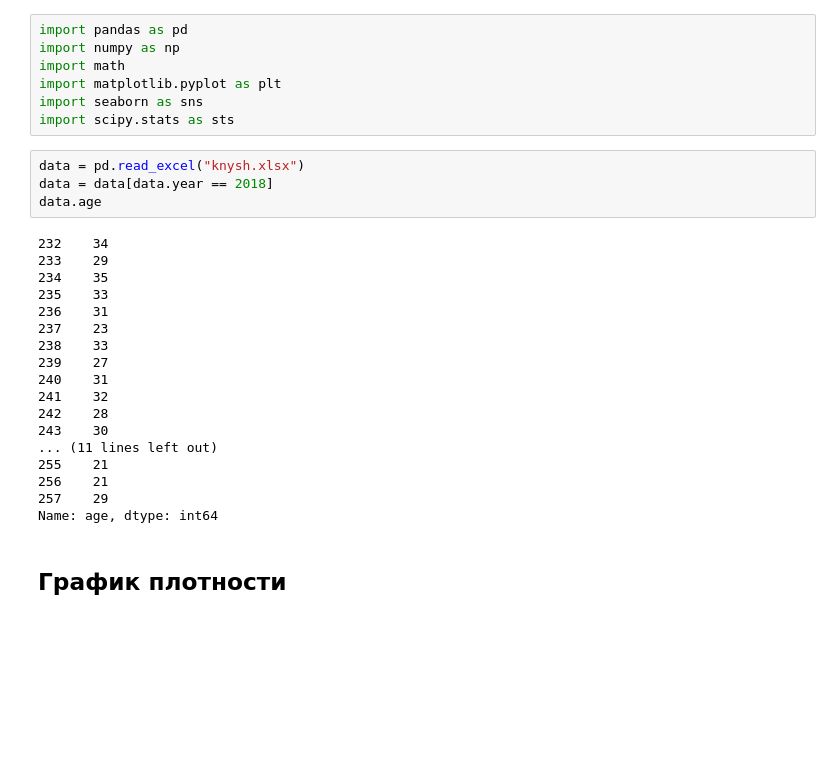
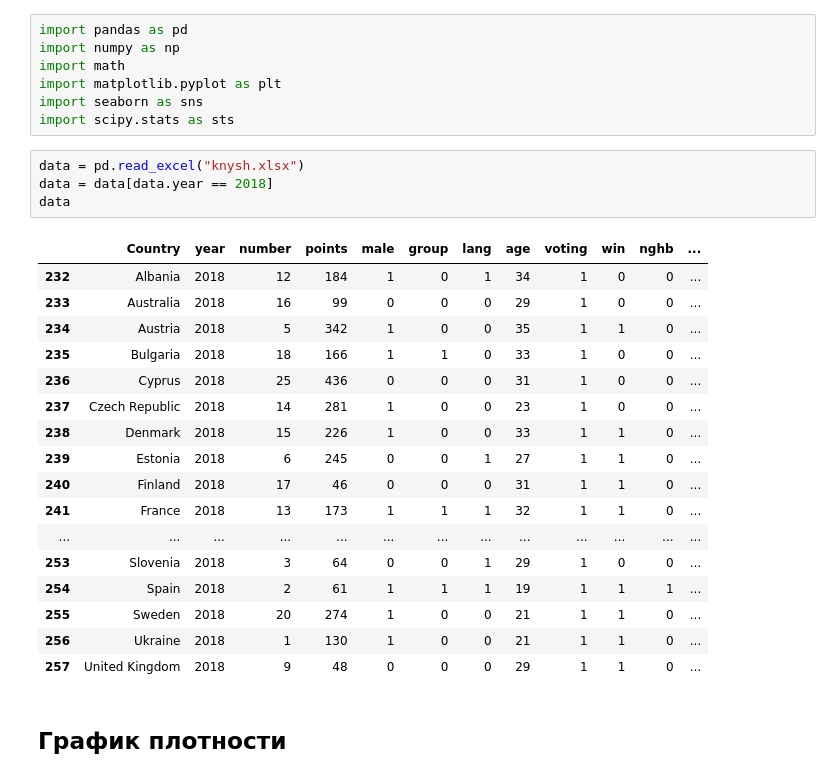
Before and after one commit to NNakleskin/knysh-ms, a Jupyter notebook: knysh.ipynb, the cells around one changed output. Drawn from its saved outputs; the diff is of its cells as text; blank space fills up the shorter version.

```diff
--- a/knysh.ipynb
+++ b/knysh.ipynb
@@ -15,25 +33,25 @@ import scipy.stats as sts
 # %%
 data = pd.read_excel("knysh.xlsx")
 data = data[data.year == 2018]
-data.age
+data
 # %% [output]
-232    34
-233    29
-234    35
-235    33
-236    31
-237    23
-238    33
-239    27
-240    31
-241    32
-242    28
-243    30
-... (11 lines left out)
-255    21
-256    21
-257    29
-Name: age, dtype: int64
+|  | Country | year | number | points | male | group | lang | age | voting | win | nghb | ... |
+| 232 | Albania | 2018 | 12 | 184 | 1 | 0 | 1 | 34 | 1 | 0 | 0 | ... |
+| 233 | Australia | 2018 | 16 | 99 | 0 | 0 | 0 | 29 | 1 | 0 | 0 | ... |
+| 234 | Austria | 2018 | 5 | 342 | 1 | 0 | 0 | 35 | 1 | 1 | 0 | ... |
+| 235 | Bulgaria | 2018 | 18 | 166 | 1 | 1 | 0 | 33 | 1 | 0 | 0 | ... |
+| 236 | Cyprus | 2018 | 25 | 436 | 0 | 0 | 0 | 31 | 1 | 0 | 0 | ... |
+| 237 | Czech Republic | 2018 | 14 | 281 | 1 | 0 | 0 | 23 | 1 | 0 | 0 | ... |
+| 238 | Denmark | 2018 | 15 | 226 | 1 | 0 | 0 | 33 | 1 | 1 | 0 | ... |
+| 239 | Estonia | 2018 | 6 | 245 | 0 | 0 | 1 | 27 | 1 | 1 | 0 | ... |
+| 240 | Finland | 2018 | 17 | 46 | 0 | 0 | 0 | 31 | 1 | 1 | 0 | ... |
+| 241 | France | 2018 | 13 | 173 | 1 | 1 | 1 | 32 | 1 | 1 | 0 | ... |
+| ... | ... | ... | ... | ... | ... | ... | ... | ... | ... | ... | ... | ... |
+| 253 | Slovenia | 2018 | 3 | 64 | 0 | 0 | 1 | 29 | 1 | 0 | 0 | ... |
+| 254 | Spain | 2018 | 2 | 61 | 1 | 1 | 1 | 19 | 1 | 1 | 1 | ... |
+| 255 | Sweden | 2018 | 20 | 274 | 1 | 0 | 0 | 21 | 1 | 1 | 0 | ... |
+| 256 | Ukraine | 2018 | 1 | 130 | 1 | 0 | 0 | 21 | 1 | 1 | 0 | ... |
+| 257 | United Kingdom | 2018 | 9 | 48 | 0 | 0 | 0 | 29 | 1 | 1 | 0 | ... |
 # %% [markdown]
 ## График плотности
 # %%
```
Also changed, not shown: parts of 7 cells of this notebook.
